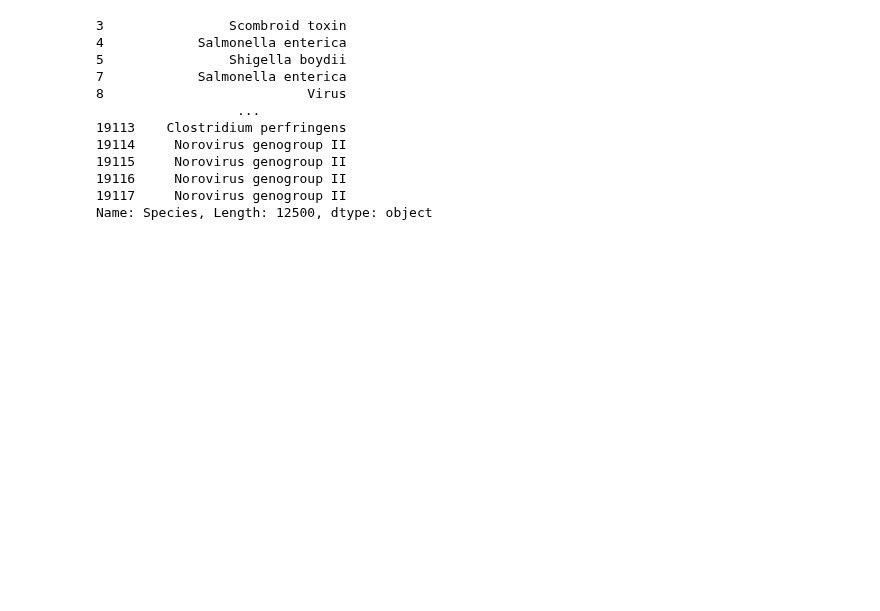
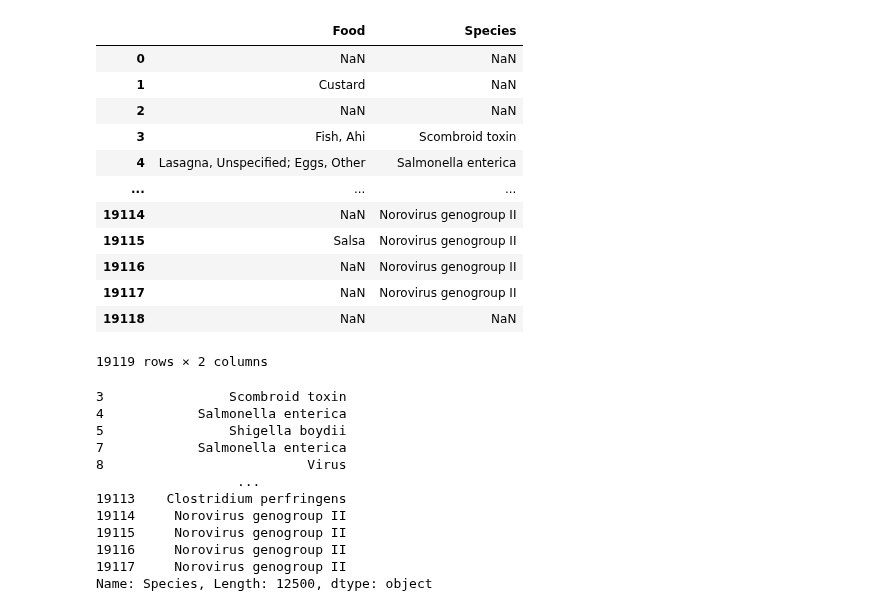
Before and after one commit to DINHC/foodborneillness, a Jupyter notebook: Foodborne_illness.ipynb, the cells around one changed output. Cells and saved outputs as stored; diff of their text form; code cells hidden in the pictures; blank space fills up the shorter version.

```diff
--- a/Foodborne_illness.ipynb
+++ b/Foodborne_illness.ipynb
@@ -13,6 +13,22 @@ outbreaks_df.head()
 | 2 | 1998 | January | California | Restaurant | NaN | NaN | NaN | NaN | NaN | ... |
 | 3 | 1998 | January | California | Restaurant | Fish, Ahi | NaN | Scombroid toxin | NaN | Confirmed | ... |
 | 4 | 1998 | January | California | Private Home/Residence | Lasagna, Unspecified; Eggs, Other | NaN | Salmonella enterica | Enteritidis | Confirmed | ... |
+# %%
+outbreaks_df[['Food','Species']]
+# %% [output]
+|  | Food | Species |
+| 0 | NaN | NaN |
+| 1 | Custard | NaN |
+| 2 | NaN | NaN |
+| 3 | Fish, Ahi | Scombroid toxin |
+| 4 | Lasagna, Unspecified; Eggs, Other | Salmonella enterica |
+| ... | ... | ... |
+| 19114 | NaN | Norovirus genogroup II |
+| 19115 | Salsa | Norovirus genogroup II |
+| 19116 | NaN | Norovirus genogroup II |
+| 19117 | NaN | Norovirus genogroup II |
+| 19118 | NaN | NaN |
+19119 rows × 2 columns
 # %%
 virus_df = outbreaks_df
 # %%
```
Also changed, not shown: parts of 10 cells of this notebook.
